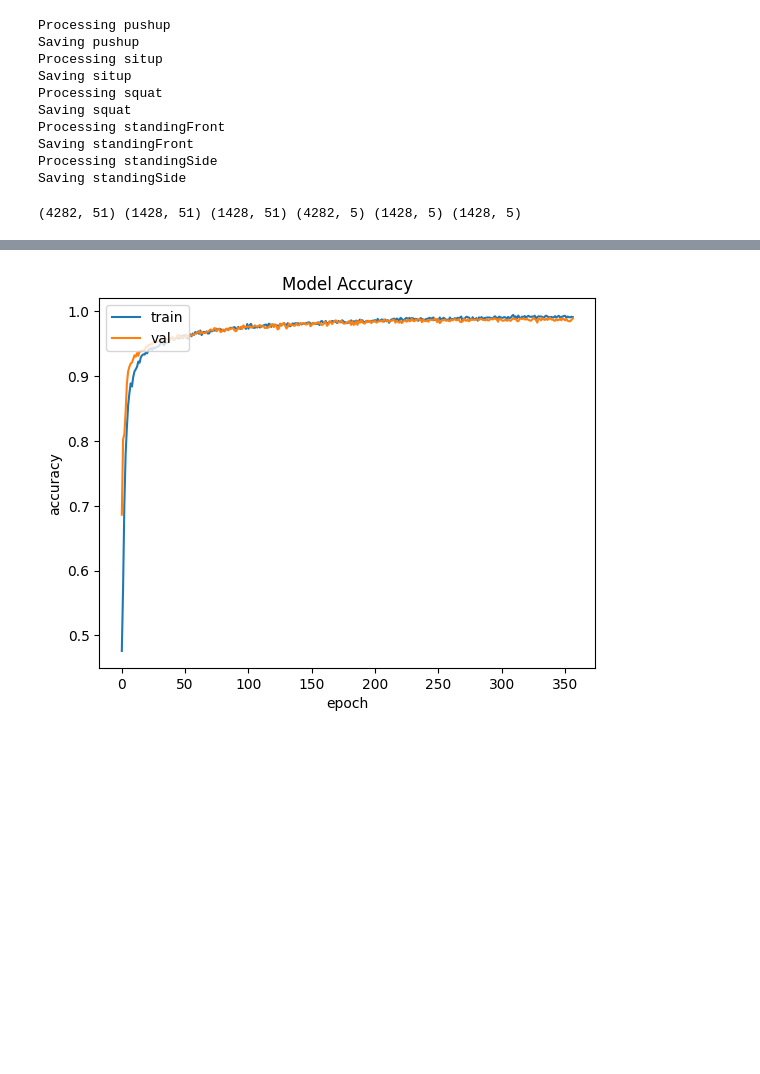
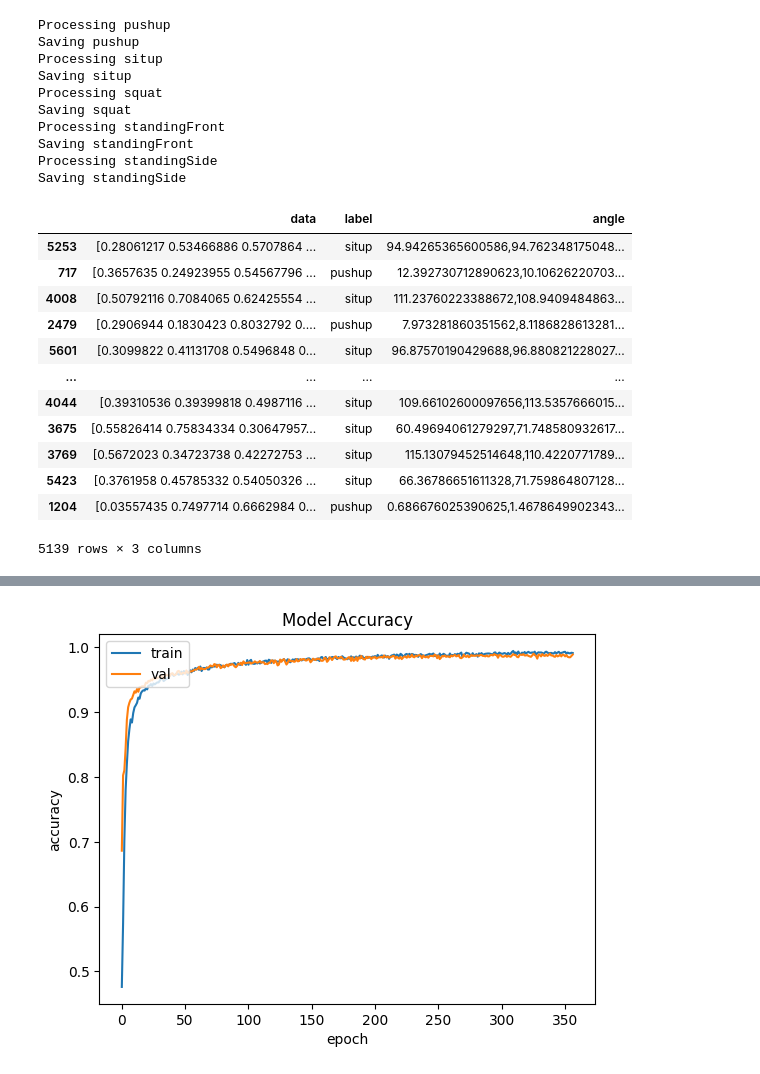
Before and after one commit to FitNest-AI/Machine-Learning, a Jupyter notebook: Model/Trainer/model_v4.ipynb, the cells around one changed output, grey strips where cells are left out. Cells and saved outputs as stored; diff of their text form; code cells hidden in the pictures; blank space fills up the shorter version.

```diff
--- a/Model/Trainer/model_v4.ipynb
+++ b/Model/Trainer/model_v4.ipynb
@@ -329,28 +327,53 @@ df3 = pd.read_csv(os.path.join(path,"squat.csv"))
 df4 = pd.read_csv(os.path.join(path,"standingFront.csv"))
 df5 = pd.read_csv(os.path.join(path,"standingSide.csv"))
 
+dfs = [df1,df2,df3,df4,df5]
+for df in dfs:
+    df["angle"] = df[df.columns[2:]].apply(lambda x: ','.join(x.dropna().astype(str)),axis=1)
+
+
+
 df = pd.concat([df1,df2,df3,df4,df5],ignore_index=True)
 
 
 
-x_train,x_test,y_train,y_test = train_test_split(df["data"],df["label"],test_size=0.2,random_state=42)
-x_train,x_val,y_train,y_val = train_test_split(x_train,y_train,test_size=0.25,random_state=42)
+x_train,x_test,y_train,y_test,yAngle_train,yAngle_test = train_test_split(df["data"],df["label"],df["angle"],test_size=0.2,random_state=42)
+x_train,x_val,y_train,y_val,yAngle_train,yAngle_val = train_test_split(x_train,y_train,yAngle_train,test_size=0.1,random_state=42)
 
 train_df = pd.DataFrame()
 train_df["data"] = x_train
 train_df["label"] = y_train
+train_df["angle"] = yAngle_train
 
 val_df = pd.DataFrame()
 val_df["data"] = x_val
 val_df["label"] = y_val
+val_df["angle"] = yAngle_val
 
 test_df = pd.DataFrame()
 test_df["data"] = x_test
 test_df["label"] = y_test
+test_df["angle"] = yAngle_test
 
-train_df.to_csv("../../Datasets/Trainer/csv/train.csv",index=False)
-val_df.to_csv("../../Datasets/Trainer/csv/val.csv",index=False)
-test_df.to_csv("../../Datasets/Trainer/csv/test.csv",index=False)
+train_df.to_csv("../../Datasets/Trainer/csv_processed/train.csv",index=False)
+val_df.to_csv("../../Datasets/Trainer/csv_processed/val.csv",index=False)
+test_df.to_csv("../../Datasets/Trainer/csv_processed/test.csv",index=False)
+# %%
+train_df
+# %% [output]
+|  | data | label | angle |
+| 5253 | [0.28061217 0.53466886 0.5707864 ... | situp | 94.94265365600586,94.762348175048... |
+| 717 | [0.3657635 0.24923955 0.54567796 ... | pushup | 12.392730712890623,10.10626220703... |
+| 4008 | [0.50792116 0.7084065 0.62425554 ... | situp | 111.23760223388672,108.9409484863... |
+| 2479 | [0.2906944 0.1830423 0.8032792 0.... | pushup | 7.973281860351562,8.1186828613281... |
+| 5601 | [0.3099822 0.41131708 0.5496848 0... | situp | 96.87570190429688,96.880821228027... |
+| ... | ... | ... | ... |
+| 4044 | [0.39310536 0.39399818 0.4987116 ... | situp | 109.66102600097656,113.5357666015... |
+| 3675 | [0.55826414 0.75834334 0.30647957... | situp | 60.49694061279297,71.748580932617... |
+| 3769 | [0.5672023 0.34723738 0.42272753 ... | situp | 115.13079452514648,110.4220771789... |
+| 5423 | [0.3761958 0.45785332 0.54050326 ... | situp | 66.36786651611328,71.759864807128... |
+| 1204 | [0.03557435 0.7497714 0.6662984 0... | pushup | 0.686676025390625,1.4678649902343... |
+5139 rows × 3 columns
 # %%
 
 def pose_landmarks(train_path,val_path,test_path):
@@ -392,19 +415,50 @@ def pose_landmarks(train_path,val_path,test_path):
     y_val = tf.keras.utils.to_categorical(val_df.pop("label_no"))
     y_test = tf.keras.utils.to_categorical(test_df.pop("label_no"))
 
+    temp_yAngle_train = train_df.pop("angle")
+    temp_yAngle_val = val_df.pop("angle")
+    temp_yAngle_test = test_df.pop("angle")
+    yAngle_train = []
+    yAngle_val = []
+    yAngle_test = []
+
+    for data in temp_yAngle_train:
+        spliited = data.split(",")
+        data = np.array([float(i) for i in spliited if i != ""])
+        data = data.astype(np.float64)
+        yAngle_train.append(data)
+
+    for data in temp_yAngle_val:
+        spliited = data.split(",")
+        data = np.array([float(i) for i in spliited if i != ""])
+        data = data.astype(np.float64)
+        yAngle_val.append(data)
+
+    for data in temp_yAngle_test:
+        spliited = data.split(",")
+        data = np.array([float(i) for i in spliited if i != ""])
+        data = data.astype(np.float64)
+        yAngle_test.append(data)
+
+
+
+
     X_train = tf.stack(X_train)
     X_val = tf.stack(X_val)
     X_test = tf.stack(X_test)
     y_train = tf.stack(y_train)
     y_val = tf.stack(y_val)
     y_test = tf.stack(y_test)
+    yAngle_train = tf.stack(yAngle_train)
+    yAngle_val = tf.stack(yAngle_val)
+    yAngle_test = tf.stack(yAngle_test)
 
-    return X_train,X_val,X_test,y_train,y_val,y_test,classes
 
-X_train,X_val,X_test,y_train,y_val,y_test,classes = pose_landmarks("../../Datasets/Trainer/csv_processed/train.csv","../../Datasets/Trainer/csv_processed/val.csv","../../Datasets/Trainer/csv_processed/test.csv")
-print(X_train.shape,X_val.shape,X_test.shape,y_train.shape,y_val.shape,y_test.shape)
+
+
+    return X_train,X_val,X_test,y_train,y_val,y_test,classes,yAngle_train,yAngle_val,yAngle_test
+
+X_train,X_val,X_test,y_train,y_val,y_test,classes,yAngle_train,yAngle_val,yAngle_test = pose_landmarks("../../Datasets/Trainer/csv_processed/train.csv","../../Datasets/Trainer/csv_processed/val.csv","../../Datasets/Trainer/csv_processed/test.csv")
-# %% [output]
-(4282, 51) (1428, 51) (1428, 51) (4282, 5) (1428, 5) (1428, 5)
 # %%
 def landmark_to_embedding(landmark):
 
```
Also changed, not shown: parts of 4 cells of this notebook, 6 other files.
